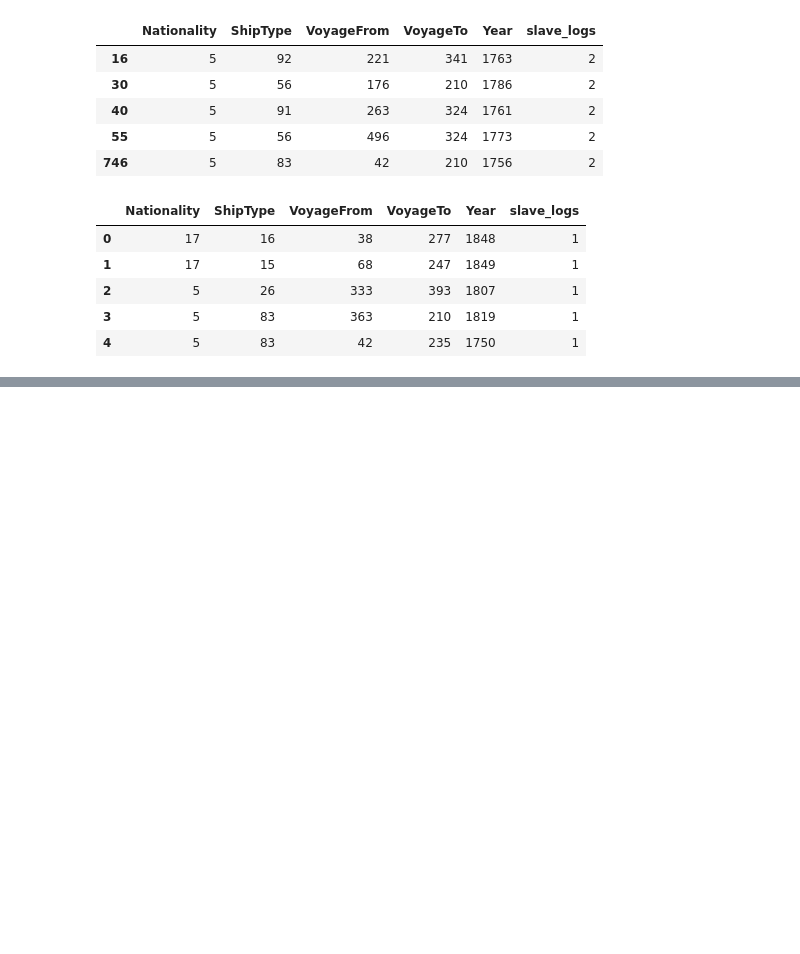
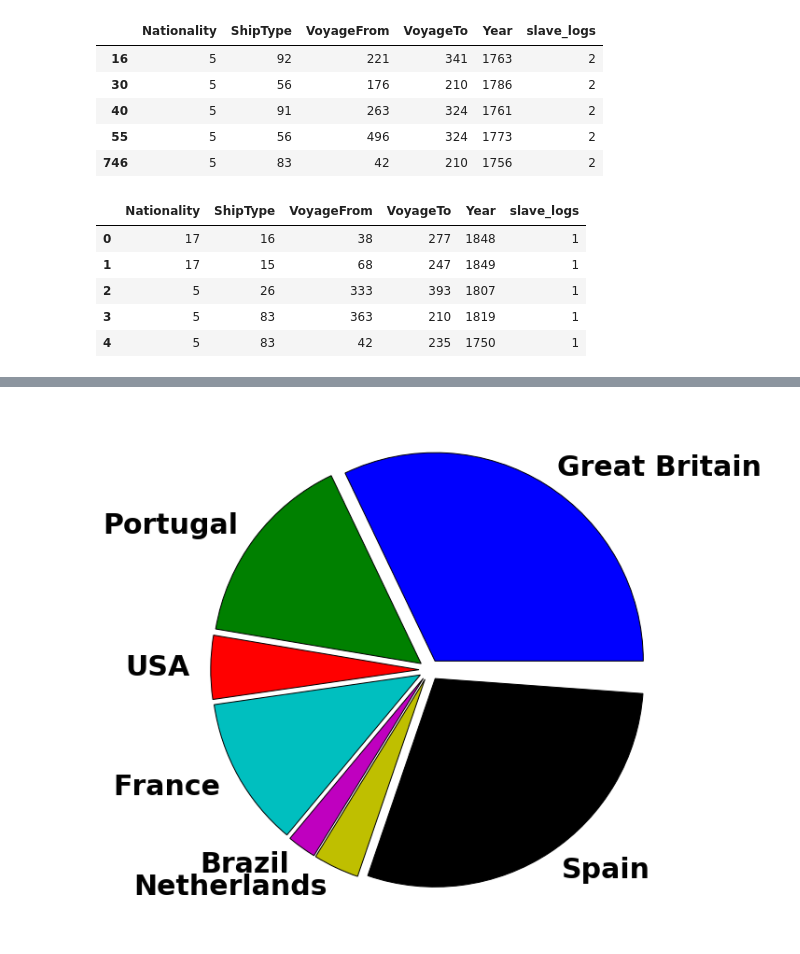
Before and after one commit to clarka34/exploringShipLogbooks, a Jupyter notebook: classifier-notebook-clean.ipynb, the cells around one changed output, grey strips where cells are left out. Cells and saved outputs as stored; diff of their text form; code cells hidden in the pictures; blank space fills up the shorter version.

```diff
--- a/classifier-notebook-clean.ipynb
+++ b/classifier-notebook-clean.ipynb
@@ -79,0 +70,3 @@ cl.cliwoc_data_all.head()
+# %%
+file_name = './exploringShipLogbooks/data/tastdb-exp-2010'
+slave_voyage_logs = pd.read_pickle(file_name)
@@ -79,0 +136,21 @@ cl.cliwoc_data_all.head()
+# %%
+fractions = []
+fract_dict = dict(slave_voyage_logs['national'].value_counts(normalize=True))
+fractions = []
+nats = []
+for key in fract_dict:
+    if fract_dict[key] > 0.01:
+        nats.append(key)
+        fractions.append(fract_dict[key])
+
+explode=[0.05] * len(fractions)
+
+fig2, ax2 = plt.subplots()
+fig2.set_size_inches(10,10)
+matplotlib.rcParams['font.size'] = 30
+
+matplotlib.pylab.pie(fractions, labels = nats, explode = explode)
+
+plt.savefig('slave_voyages_nats.png')
+# %% [output]
+[figure, added]
```
Also changed, not shown: parts of 9 cells of this notebook.
